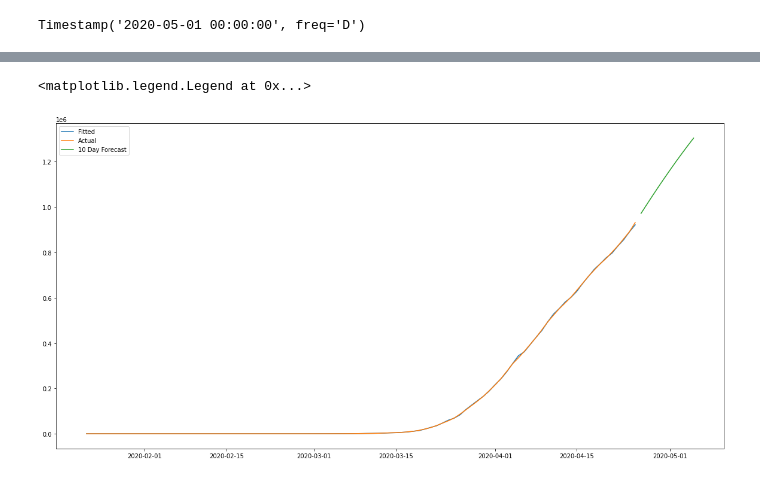
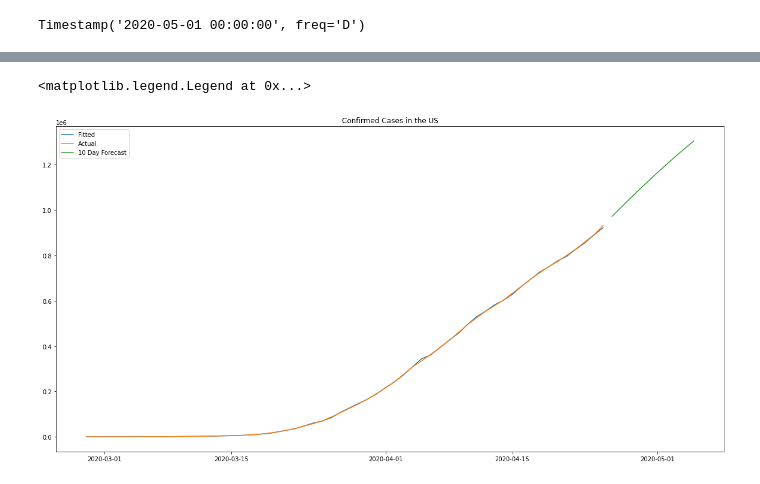
Before and after one commit to beala/covid_forecasts, a Jupyter notebook: Exponential Smoothing Model.ipynb, the cells around one changed output, grey strips where cells are left out. Cells and saved outputs as stored; diff of their text form; code cells hidden in the pictures.

Commit message:
Remove early data when case counts were < 10

```diff
--- a/Exponential Smoothing Model.ipynb
+++ b/Exponential Smoothing Model.ipynb
@@ -9,10 +9,10 @@ import matplotlib.pyplot as plt
 # %%
 us_data = pd.read_csv("../covid-tracking-data/data/us_daily.csv", index_col="date", parse_dates=["date"])[::-1]
 
-#start_date = pd.to_datetime("20200228")
+start_date = pd.to_datetime("20200228")
 #end_date = pd.to_datetime   ("20200420")
-#end_date = us_data.index[-1]
-#us_data = us_data[(us_data.index >= start_date) & (us_data.index <= end_date)]
+end_date = us_data.index[-1]
+us_data = us_data[(us_data.index >= start_date) & (us_data.index <= end_date)]
 # %%
 us_data
 # %% [output]
@@ -152,20 +156,22 @@ for (p, errors) in results:
 # %%
 # 10 day forecast using multiplicative trend and dampening
 es = hw.ExponentialSmoothing(
     us_data['positive'],
     trend='mul',
     freq='D',
     damped=True,
 )
 fit = es.fit(optimized=True)
 
 fig, ax = plt.subplots(figsize=(20,10))
 
 ax.plot(fit.fittedvalues, label="Fitted")
 ax.plot(us_data['positive'], label="Actual")
 
 ax.plot(fit.forecast(10), label="10 Day Forecast")
+plt.title("Confirmed Cases in the US")
+plt.yscale('linear')
 plt.legend()
 # %% [output]
 <matplotlib.legend.Legend at 0x...>
-[figure, old version]
+[figure, new version]
```
Also changed, not shown: parts of 7 cells of this notebook.
